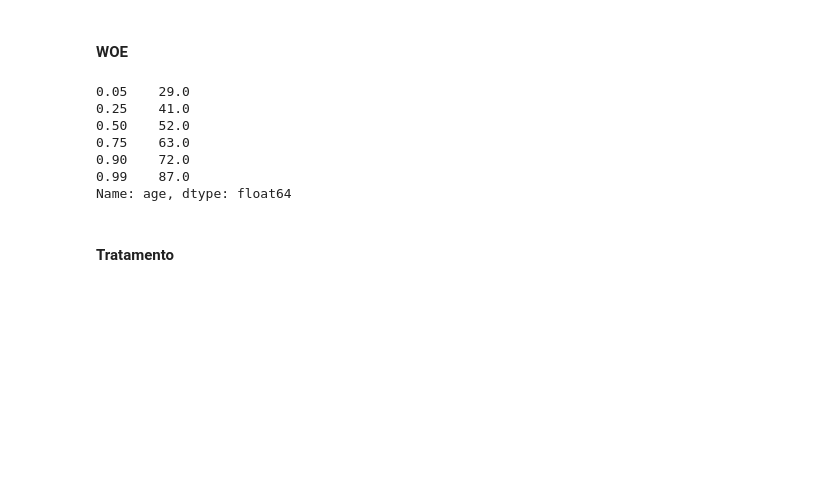
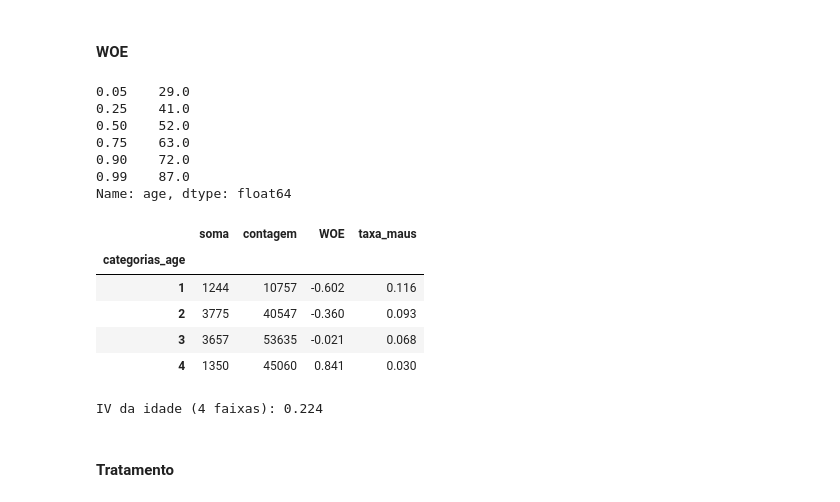
Before and after one commit to LeoDiasTrindade/good-and-bad-payers, a Jupyter notebook: notebooks/01_eda.ipynb, the cells around one changed output. Drawn from its saved outputs; the diff is of its cells as text; code cells hidden in the pictures; blank space fills up the shorter version.

```diff
--- a/notebooks/01_eda.ipynb
+++ b/notebooks/01_eda.ipynb
@@ -198,20 +194,27 @@ idades.quantile([0.05, 0.25, .5, 0.75, 0.9, 0.99]) # se eu fizer por quantiles,
 0.99    87.0
 Name: age, dtype: float64
 # %%
-testes['categorias_age'] = pd.cut(testes.age, [0, 30, 45, 60, np.inf], labels=[1, 2, 3, 4]).to_numpy()
-soma = testes[['categorias_age', 'SeriousDlqin2yrs']].groupby('categorias_age').sum().rename(columns={'SeriousDlqin2yrs': 'soma'})
-contagem = testes[['categorias_age', 'SeriousDlqin2yrs']].groupby('categorias_age').count().rename(columns={'SeriousDlqin2yrs': 'contagem'})
-n, n_maus_pagadores = len(testes), testes.SeriousDlqin2yrs.sum()
+# WOE (Weight of Evidence) por faixa de idade: ln(%bons pagadores / %maus pagadores) em cada faixa.
+# IV (Information Value) resume o poder de separação da feature: soma de (%bons - %maus) * WOE.
+woe_df = train_df_raw[['age', TARGET_NAME]].copy()
+woe_df['categorias_age'] = pd.cut(woe_df.age, [0, 30, 45, 60, np.inf], labels=[1, 2, 3, 4])
+soma = woe_df[['categorias_age', TARGET_NAME]].groupby('categorias_age', observed=True).sum().rename(columns={TARGET_NAME: 'soma'})
+contagem = woe_df[['categorias_age', TARGET_NAME]].groupby('categorias_age', observed=True).count().rename(columns={TARGET_NAME: 'contagem'})
+n, n_maus_pagadores = contagem.contagem.sum(), soma.soma.sum()
 n_bons_pagadores = n - n_maus_pagadores
-WOE = soma.join(contagem).assign(WOE = lambda df: np.log(((df.contagem - df.soma) / (n - n_maus_pagadores)) / (df.soma/(n_maus_pagadores))))
-WOE.assign(relacao_bons_maus_pagadores = lambda df: ((df.contagem-df.soma)/n_bons_pagadores - df.soma/n_maus_pagadores)*df.WOE).relacao_bons_maus_pagadores.sum()
+WOE = soma.join(contagem).assign(WOE = lambda df: np.log(((df.contagem - df.soma) / n_bons_pagadores) / (df.soma / n_maus_pagadores)))
+IV = WOE.assign(relacao_bons_maus_pagadores = lambda df: ((df.contagem-df.soma)/n_bons_pagadores - df.soma/n_maus_pagadores)*df.WOE).relacao_bons_maus_pagadores.sum()
 
-testes = (
-    testes
-    .join(WOE.WOE, on='categorias_age')
-    .drop('categorias_age', axis=1)
-    .rename(columns={'WOE':'WOE-age'})
-)
+display(WOE.assign(taxa_maus=lambda df: df.soma / df.contagem).round(3))
+print(f'IV da idade (4 faixas): {IV:.3f}')
+# %% [output]
+|  | soma | contagem | WOE | taxa_maus |
+| categorias_age |  |  |  |  |
+| 1 | 1244 | 10757 | -0.602 | 0.116 |
+| 2 | 3775 | 40547 | -0.360 | 0.093 |
+| 3 | 3657 | 53635 | -0.021 | 0.068 |
+| 4 | 1350 | 45060 | 0.841 | 0.030 |
+IV da idade (4 faixas): 0.224
 # %% [markdown]
 #### Tratamento
 # %%
```
Also changed, not shown: parts of 12 cells of this notebook, 1 other file.
